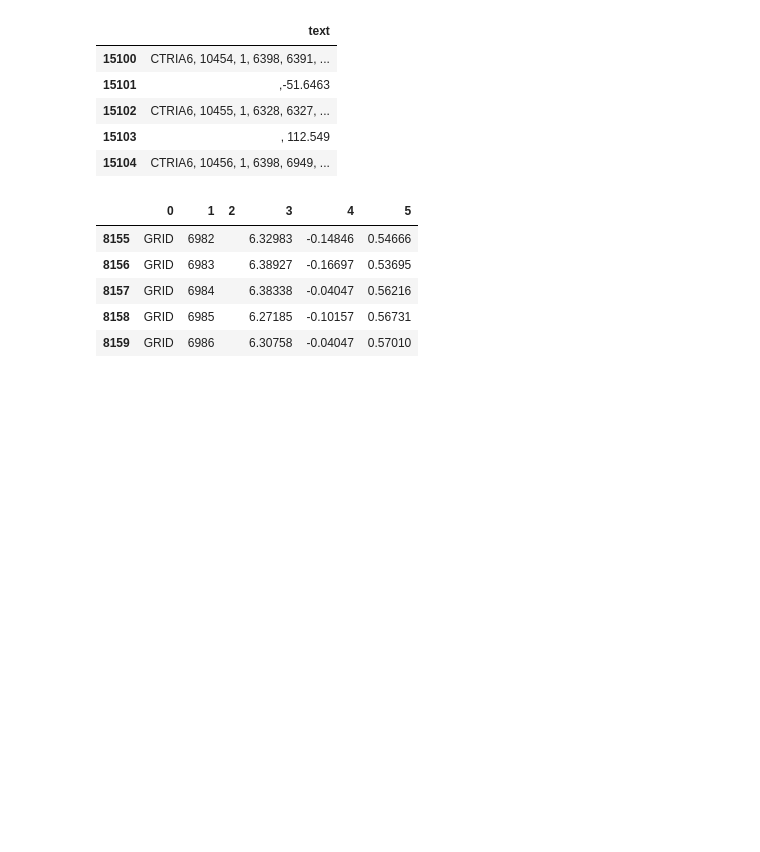
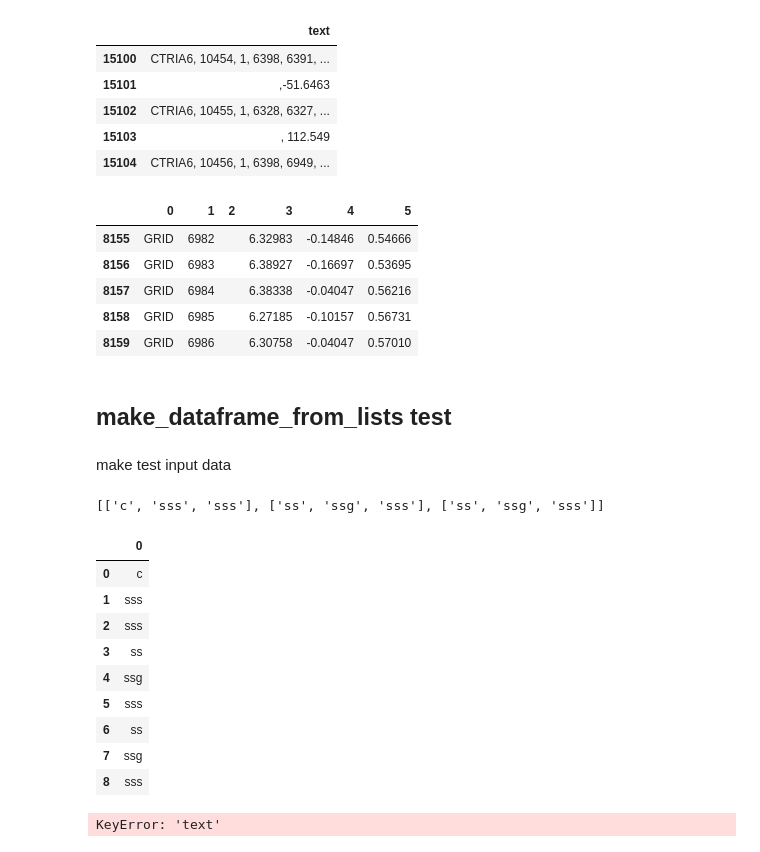
Before and after one commit to tanukichi123/pandastran, a Jupyter notebook: read_file_pandas.ipynb, the cells around one changed output. Cells and saved outputs as stored; diff of their text form; code cells hidden in the pictures; blank space fills up the shorter version.

Commit message:
make_dataframe_from_lists add

```diff
--- a/read_file_pandas.ipynb
+++ b/read_file_pandas.ipynb
@@ -179,3 +179,37 @@ df.tail()
 | 8157 | GRID | 6984 |  | 6.38338 | -0.04047 | 0.56216 |
 | 8158 | GRID | 6985 |  | 6.27185 | -0.10157 | 0.56731 |
 | 8159 | GRID | 6986 |  | 6.30758 | -0.04047 | 0.57010 |
+# %% [markdown]
+## make_dataframe_from_lists test
+# %%
+import pandastran
+obj = pandastran.pandastran()
+# %% [markdown]
+make test input data
+# %%
+a=["c",  "sss",  "sss"]
+b =["ss",   "ssg",   "sss"]
+c =["ss",   "ssg",   "sss"]
+temp=[a,b,c]
+temp
+# %% [output]
+[['c', 'sss', 'sss'], ['ss', 'ssg', 'sss'], ['ss', 'ssg', 'sss']]
+# %%
+df = obj.make_dataframe_from_lists(temp)
+# %%
+df
+# %% [output]
+|  | 0 |
+| 0 | c |
+| 1 | sss |
+| 2 | sss |
+| 3 | ss |
+| 4 | ssg |
+| 5 | sss |
+| 6 | ss |
+| 7 | ssg |
+| 8 | sss |
+# %%
+obj.write_file(df)
+# %% [output]
+KeyError: 'text'
```
Also changed, not shown: parts of 5 cells of this notebook, 1 other file.
